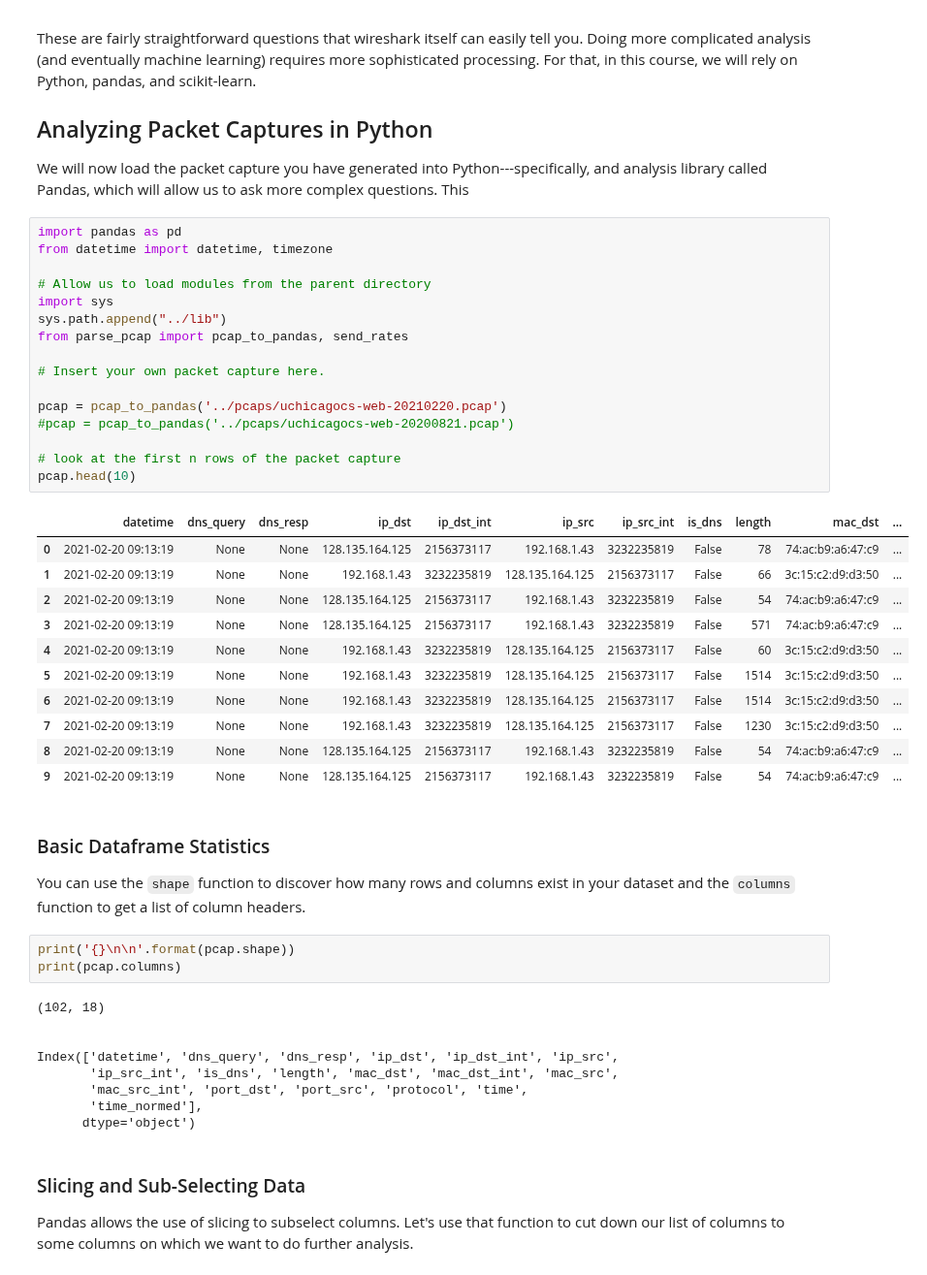
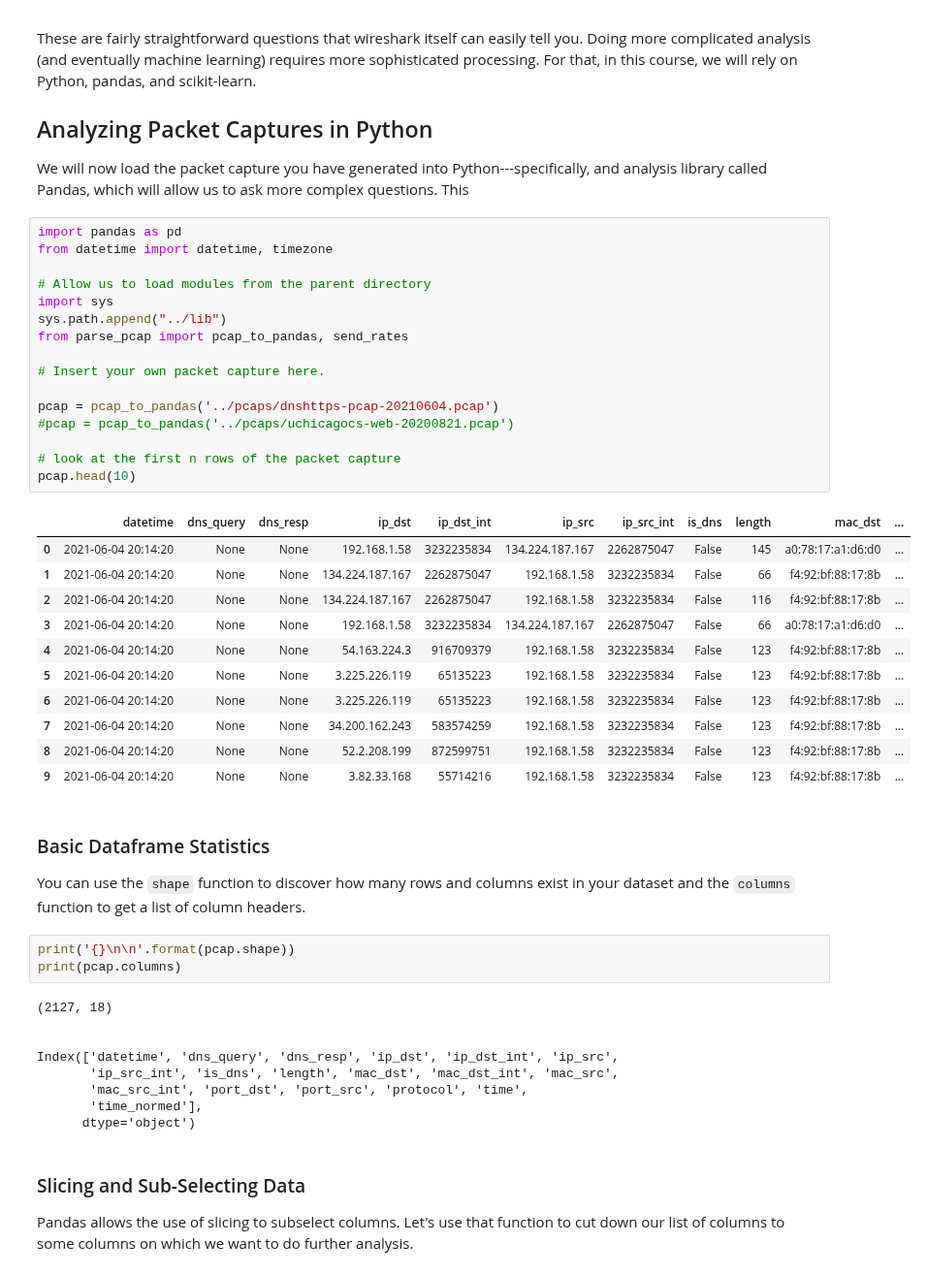
Before and after one commit to noise-lab/ml-networking, a Jupyter notebook: notebooks/0-Packet Capture Analysis.ipynb, the cells around one changed output. Shown at 97% size. Drawn from its saved outputs; the diff is of its cells as text.

```diff
--- a/notebooks/0-Packet Capture Analysis.ipynb
+++ b/notebooks/0-Packet Capture Analysis.ipynb
@@ -32,31 +32,31 @@ We will now load the packet capture you have generated into Python---specificall
 # %%
 import pandas as pd
 from datetime import datetime, timezone
 
 # Allow us to load modules from the parent directory
 import sys
 sys.path.append("../lib")
 from parse_pcap import pcap_to_pandas, send_rates
 
 # Insert your own packet capture here.
 
-pcap = pcap_to_pandas('../pcaps/uchicagocs-web-20210220.pcap')
+pcap = pcap_to_pandas('../pcaps/dnshttps-pcap-20210604.pcap')
 #pcap = pcap_to_pandas('../pcaps/uchicagocs-web-20200821.pcap')
 
 # look at the first n rows of the packet capture
 pcap.head(10)
 # %% [output]
 |  | datetime | dns_query | dns_resp | ip_dst | ip_dst_int | ip_src | ip_src_int | is_dns | length | mac_dst | ... |
-| 0 | 2021-02-20 09:13:19 | None | None | 128.135.164.125 | 2156373117 | 192.168.1.43 | 3232235819 | False | 78 | 74:ac:b9:a6:47:c9 | ... |
-| 1 | 2021-02-20 09:13:19 | None | None | 192.168.1.43 | 3232235819 | 128.135.164.125 | 2156373117 | False | 66 | 3c:15:c2:d9:d3:50 | ... |
-| 2 | 2021-02-20 09:13:19 | None | None | 128.135.164.125 | 2156373117 | 192.168.1.43 | 3232235819 | False | 54 | 74:ac:b9:a6:47:c9 | ... |
-| 3 | 2021-02-20 09:13:19 | None | None | 128.135.164.125 | 2156373117 | 192.168.1.43 | 3232235819 | False | 571 | 74:ac:b9:a6:47:c9 | ... |
-| 4 | 2021-02-20 09:13:19 | None | None | 192.168.1.43 | 3232235819 | 128.135.164.125 | 2156373117 | False | 60 | 3c:15:c2:d9:d3:50 | ... |
-| 5 | 2021-02-20 09:13:19 | None | None | 192.168.1.43 | 3232235819 | 128.135.164.125 | 2156373117 | False | 1514 | 3c:15:c2:d9:d3:50 | ... |
-| 6 | 2021-02-20 09:13:19 | None | None | 192.168.1.43 | 3232235819 | 128.135.164.125 | 2156373117 | False | 1514 | 3c:15:c2:d9:d3:50 | ... |
-| 7 | 2021-02-20 09:13:19 | None | None | 192.168.1.43 | 3232235819 | 128.135.164.125 | 2156373117 | False | 1230 | 3c:15:c2:d9:d3:50 | ... |
-| 8 | 2021-02-20 09:13:19 | None | None | 128.135.164.125 | 2156373117 | 192.168.1.43 | 3232235819 | False | 54 | 74:ac:b9:a6:47:c9 | ... |
-| 9 | 2021-02-20 09:13:19 | None | None | 128.135.164.125 | 2156373117 | 192.168.1.43 | 3232235819 | False | 54 | 74:ac:b9:a6:47:c9 | ... |
+| 0 | 2021-06-04 20:14:20 | None | None | 192.168.1.58 | 3232235834 | 134.224.187.167 | 2262875047 | False | 145 | a0:78:17:a1:d6:d0 | ... |
+| 1 | 2021-06-04 20:14:20 | None | None | 134.224.187.167 | 2262875047 | 192.168.1.58 | 3232235834 | False | 66 | f4:92:bf:88:17:8b | ... |
+| 2 | 2021-06-04 20:14:20 | None | None | 134.224.187.167 | 2262875047 | 192.168.1.58 | 3232235834 | False | 116 | f4:92:bf:88:17:8b | ... |
+| 3 | 2021-06-04 20:14:20 | None | None | 192.168.1.58 | 3232235834 | 134.224.187.167 | 2262875047 | False | 66 | a0:78:17:a1:d6:d0 | ... |
+| 4 | 2021-06-04 20:14:20 | None | None | 54.163.224.3 | 916709379 | 192.168.1.58 | 3232235834 | False | 123 | f4:92:bf:88:17:8b | ... |
+| 5 | 2021-06-04 20:14:20 | None | None | 3.225.226.119 | 65135223 | 192.168.1.58 | 3232235834 | False | 123 | f4:92:bf:88:17:8b | ... |
+| 6 | 2021-06-04 20:14:20 | None | None | 3.225.226.119 | 65135223 | 192.168.1.58 | 3232235834 | False | 123 | f4:92:bf:88:17:8b | ... |
+| 7 | 2021-06-04 20:14:20 | None | None | 34.200.162.243 | 583574259 | 192.168.1.58 | 3232235834 | False | 123 | f4:92:bf:88:17:8b | ... |
+| 8 | 2021-06-04 20:14:20 | None | None | 52.2.208.199 | 872599751 | 192.168.1.58 | 3232235834 | False | 123 | f4:92:bf:88:17:8b | ... |
+| 9 | 2021-06-04 20:14:20 | None | None | 3.82.33.168 | 55714216 | 192.168.1.58 | 3232235834 | False | 123 | f4:92:bf:88:17:8b | ... |
 # %% [markdown]
 ### Basic Dataframe Statistics
 
@@ -65,7 +65,7 @@ You can use the `shape` function to discover how many rows and columns exist in
 print('{}\n\n'.format(pcap.shape))
 print(pcap.columns)
 # %% [output]
-(102, 18)
+(2127, 18)
 
 
 Index(['datetime', 'dns_query', 'dns_resp', 'ip_dst', 'ip_dst_int', 'ip_src',
```
Also changed, not shown: parts of 21 cells of this notebook, 3 other files.
